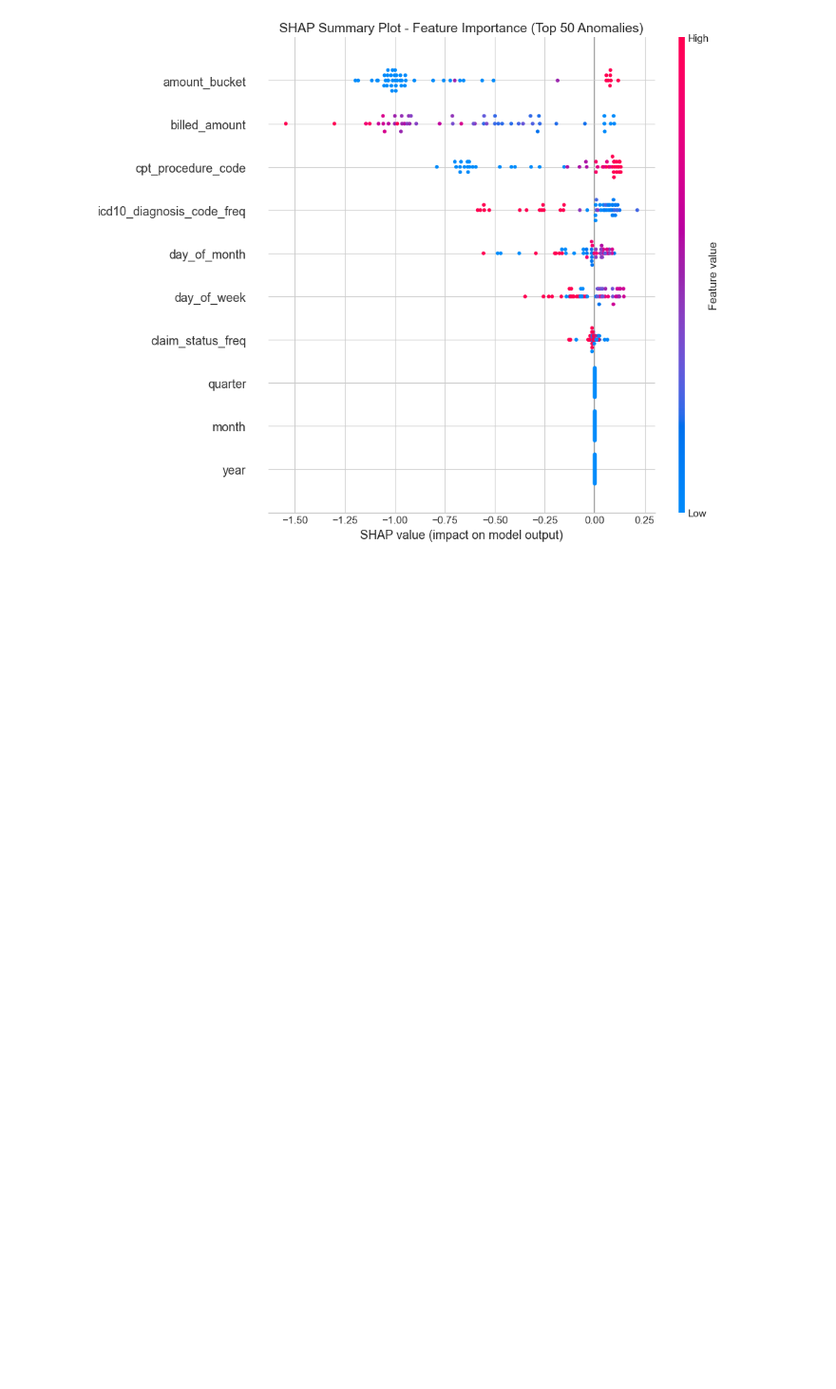
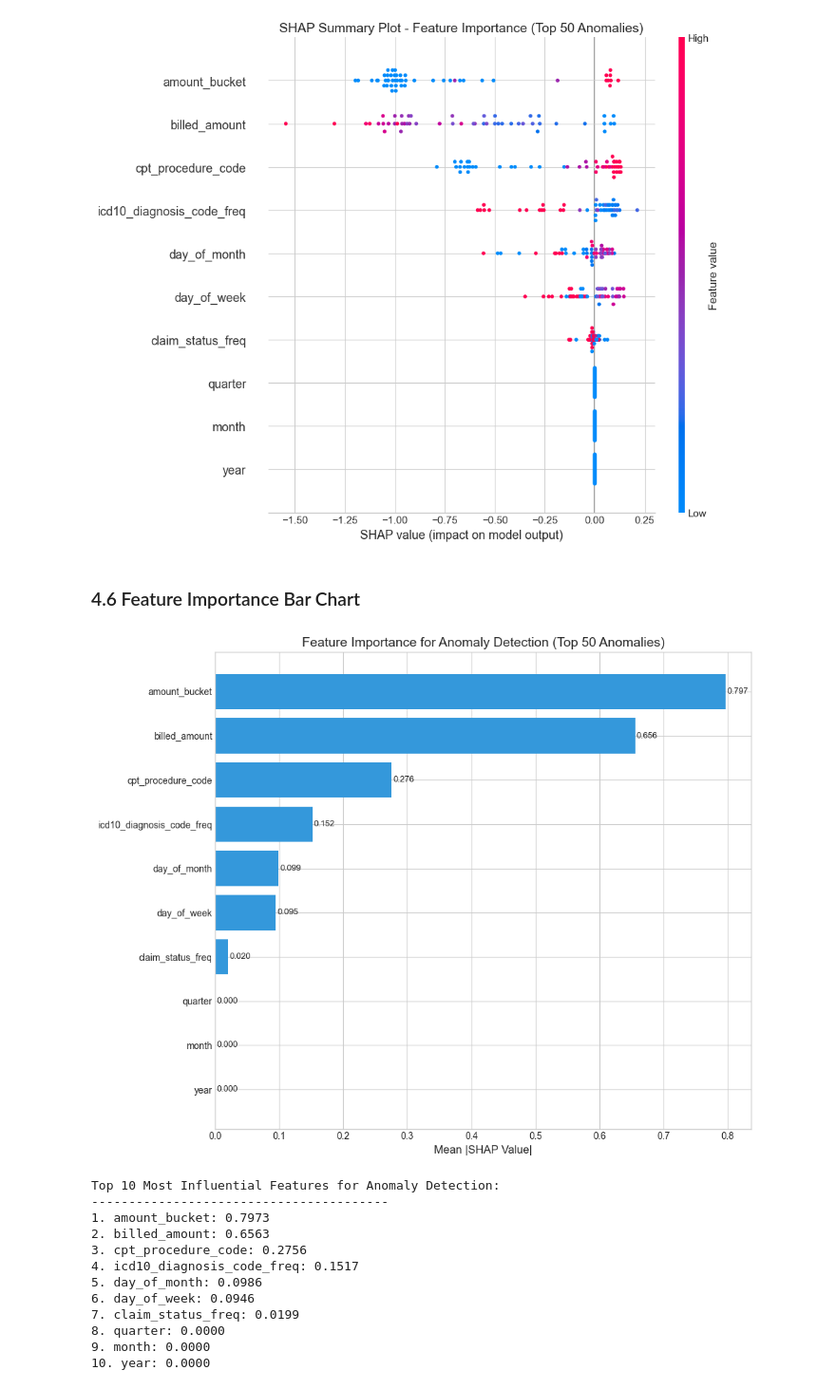
Before and after one commit to Houzibe/health-insurance-fraudulent-claims-detection-system, a Jupyter notebook: notebooks/03_model_evaluation.ipynb, the cells around one changed output. Shown at 95% size. Drawn from its saved outputs; the diff is of its cells as text; code cells hidden in the pictures; blank space fills up the shorter version.

Commit message:
Feature Importance Bar Chart

```diff
--- a/notebooks/03_model_evaluation.ipynb
+++ b/notebooks/03_model_evaluation.ipynb
@@ -345,3 +345,52 @@ plt.savefig('../figures/shap_summary_plot.png', dpi=300)
 plt.show()
 # %% [output]
 [figure]
+# %% [markdown]
+### 4.6 Feature Importance Bar Chart
+# %%
+# Calculate average absolute SHAP values for each feature
+avg_shap = np.abs(np.array(shap_values_sample)).mean(axis=0)
+
+# Create DataFrame
+feature_importance_df = pd.DataFrame({
+    'Feature': feature_names,
+    'SHAP_Value': avg_shap
+}).sort_values('SHAP_Value', ascending=True)
+
+# Plot
+fig, ax = plt.subplots(figsize=(10, 8))
+bars = ax.barh(feature_importance_df['Feature'], feature_importance_df['SHAP_Value'], color='#3498db')
+ax.set_xlabel('Mean |SHAP Value|', fontsize=12)
+ax.set_title('Feature Importance for Anomaly Detection (Top 50 Anomalies)', fontsize=14)
+
+# Add values on bars
+for bar, value in zip(bars, feature_importance_df['SHAP_Value']):
+    ax.text(bar.get_width() + 0.002, bar.get_y() + bar.get_height()/2,
+            f'{value:.3f}', va='center', fontsize=9)
+
+plt.tight_layout()
+plt.savefig('../figures/shap_feature_importance.png', dpi=300)
+plt.show()
+
+# Print top 10 features
+print("Top 10 Most Influential Features for Anomaly Detection:")
+print("-" * 40)
+for i, (feature, value) in enumerate(zip(
+    feature_importance_df['Feature'].values[-1:-11:-1],
+    feature_importance_df['SHAP_Value'].values[-1:-11:-1]
+), 1):
+    print(f"{i}. {feature}: {value:.4f}")
+# %% [output]
+[figure, added]
+Top 10 Most Influential Features for Anomaly Detection:
+----------------------------------------
+1. amount_bucket: 0.7973
+2. billed_amount: 0.6563
+3. cpt_procedure_code: 0.2756
+4. icd10_diagnosis_code_freq: 0.1517
+5. day_of_month: 0.0986
+6. day_of_week: 0.0946
+7. claim_status_freq: 0.0199
+8. quarter: 0.0000
+9. month: 0.0000
+10. year: 0.0000
```
